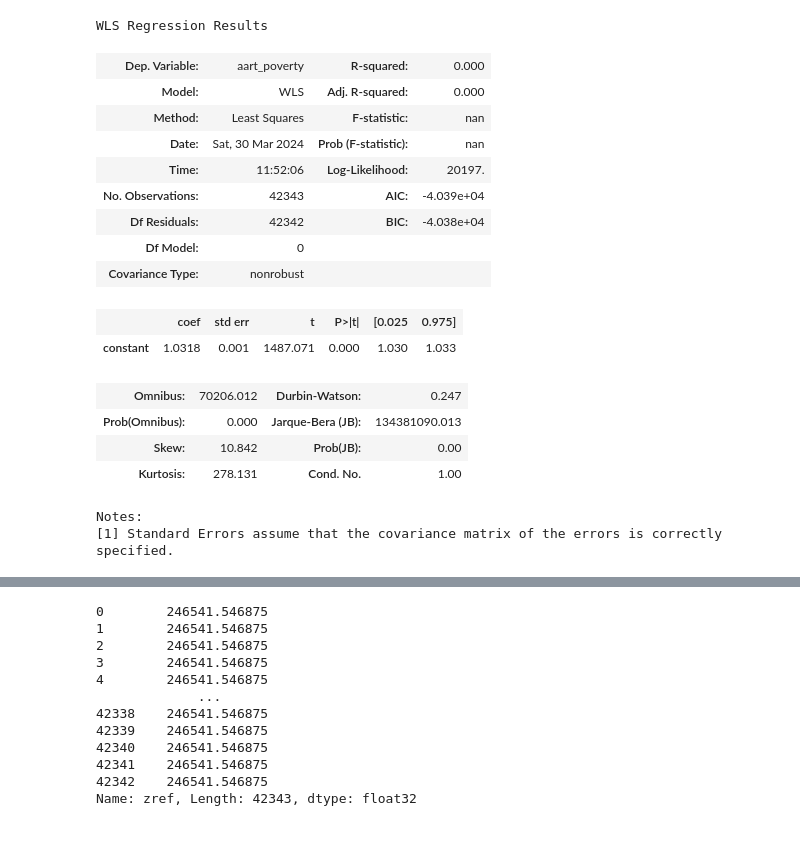
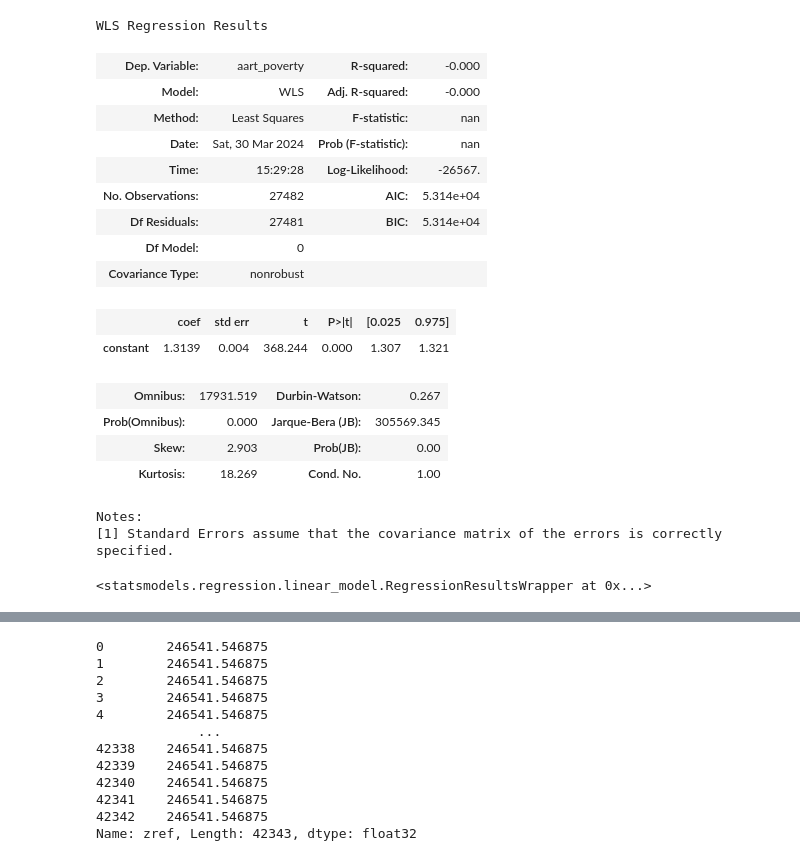
Before and after one commit to mermozhk/Poverty, a Jupyter notebook: Poverty_analysis_western_Africa.ipynb, the cells around one changed output, grey strips where cells are left out. Drawn from its saved outputs; the diff is of its cells as text; code cells hidden in the pictures.

```diff
--- a/Poverty_analysis_western_Africa.ipynb
+++ b/Poverty_analysis_western_Africa.ipynb
@@ -70,3 +92,3 @@ class country:
 # %%
-Benin = country(name='Benin',code_country='BEN',year='2018')
+Togo = country(name='Togo',code_country='TGO',year='2018')
 # %%
@@ -93,21 +151,25 @@ Notes:
 # %%
-Benin.aart_poverty_index().summary()
+Togo.aart_poverty_index().summary()
 # %% [output]
 WLS Regression Results
-| Dep. Variable: | aart_poverty | R-squared: | 0.000 |
-| Model: | WLS | Adj. R-squared: | 0.000 |
+| Dep. Variable: | aart_poverty | R-squared: | -0.000 |
+| Model: | WLS | Adj. R-squared: | -0.000 |
 | Method: | Least Squares | F-statistic: | nan |
 | Date: | Sat, 30 Mar 2024 | Prob (F-statistic): | nan |
-| Time: | 11:52:06 | Log-Likelihood: | 20197. |
-| No. Observations: | 42343 | AIC: | -4.039e+04 |
-| Df Residuals: | 42342 | BIC: | -4.038e+04 |
+| Time: | 15:29:28 | Log-Likelihood: | -26567. |
+| No. Observations: | 27482 | AIC: | 5.314e+04 |
+| Df Residuals: | 27481 | BIC: | 5.314e+04 |
 | Df Model: | 0 |  |  |
 | Covariance Type: | nonrobust |  |  |
 |  | coef | std err | t | P>|t| | [0.025 | 0.975] |
-| constant | 1.0318 | 0.001 | 1487.071 | 0.000 | 1.030 | 1.033 |
+| constant | 1.3139 | 0.004 | 368.244 | 0.000 | 1.307 | 1.321 |
-| Omnibus: | 70206.012 | Durbin-Watson: | 0.247 |
-| Prob(Omnibus): | 0.000 | Jarque-Bera (JB): | 134381090.013 |
-| Skew: | 10.842 | Prob(JB): | 0.00 |
-| Kurtosis: | 278.131 | Cond. No. | 1.00 |
+| Omnibus: | 17931.519 | Durbin-Watson: | 0.267 |
+| Prob(Omnibus): | 0.000 | Jarque-Bera (JB): | 305569.345 |
+| Skew: | 2.903 | Prob(JB): | 0.00 |
+| Kurtosis: | 18.269 | Cond. No. | 1.00 |
 Notes:
 [1] Standard Errors assume that the covariance matrix of the errors is correctly specified.
+# %%
+Togo.estimation_procedure('health_expenditure_proportion',data=Togo.health_merged_data)
+# %% [output]
+<statsmodels.regression.linear_model.RegressionResultsWrapper at 0x...>
```
Also changed, not shown: parts of 22 cells of this notebook, 52 other files.
